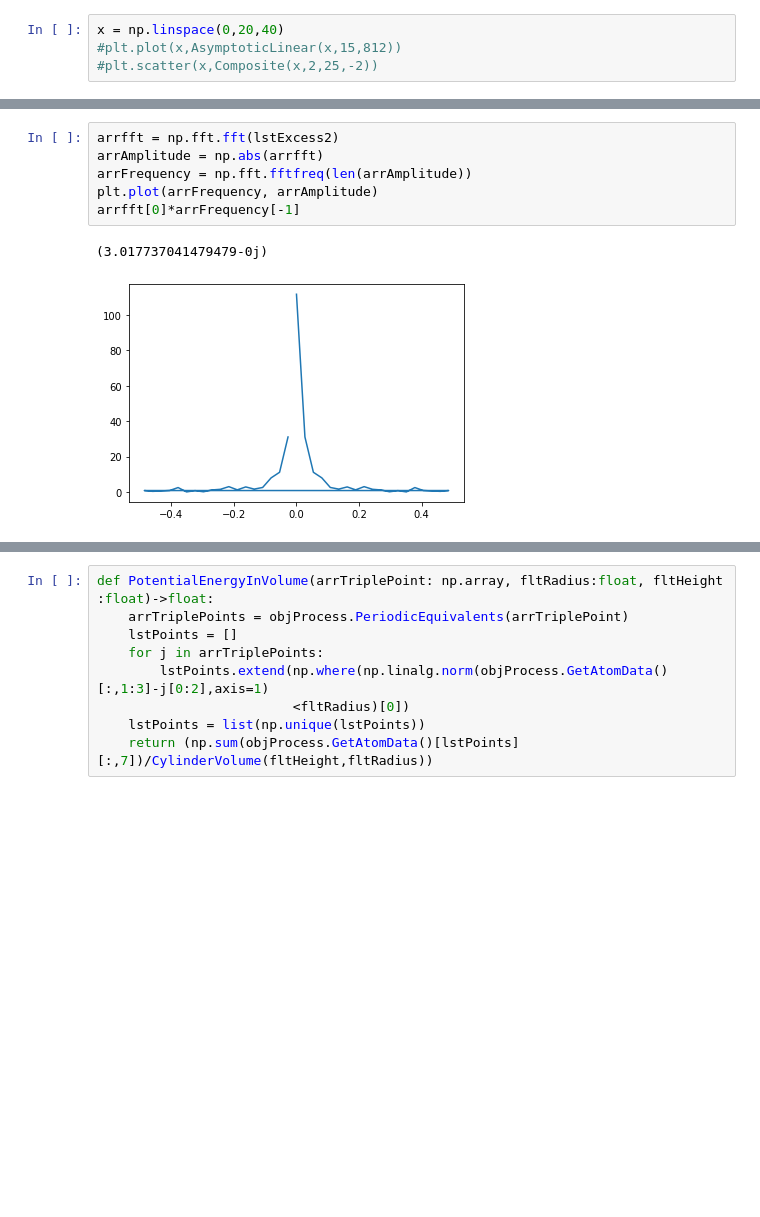
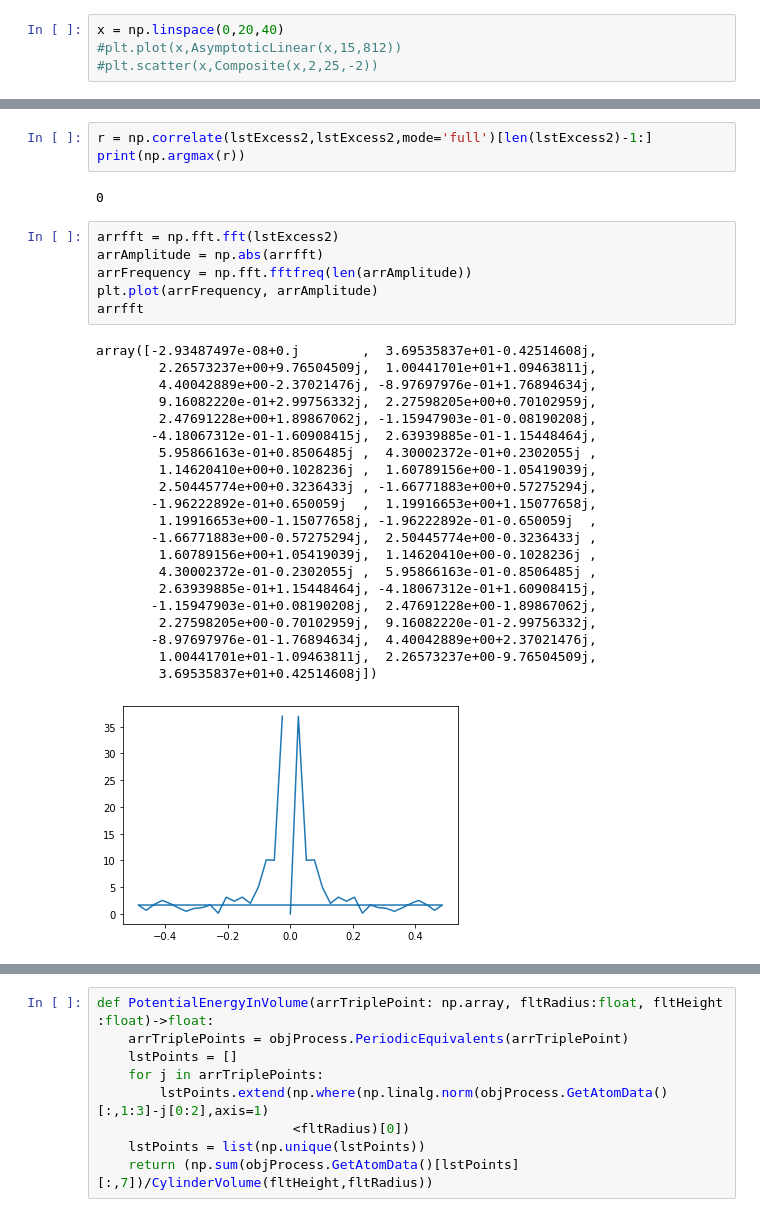
Before and after one commit to PaulTwine/TripleLines.github.io, a Jupyter notebook: TripleLine Fitting.ipynb, the cells around one changed output, grey strips where cells are left out. Cells and saved outputs as stored; diff of their text form; blank space fills up the shorter version.

```diff
--- a/TripleLine Fitting.ipynb
+++ b/TripleLine Fitting.ipynb
@@ -119,11 +111,35 @@ print(popt3)
+# %%
+r = np.correlate(lstExcess2,lstExcess2,mode='full')[len(lstExcess2)-1:]
+print(np.argmax(r))
+# %% [output]
+0
 # %%
 arrfft = np.fft.fft(lstExcess2)
 arrAmplitude = np.abs(arrfft)
 arrFrequency = np.fft.fftfreq(len(arrAmplitude))
 plt.plot(arrFrequency, arrAmplitude)
-arrfft[0]*arrFrequency[-1]
+arrfft
 # %% [output]
-(3.017737041479479-0j)
+array([-2.93487497e-08+0.j        ,  3.69535837e+01-0.42514608j,
+        2.26573237e+00+9.76504509j,  1.00441701e+01+1.09463811j,
+        4.40042889e+00-2.37021476j, -8.97697976e-01+1.76894634j,
+        9.16082220e-01+2.99756332j,  2.27598205e+00+0.70102959j,
+        2.47691228e+00+1.89867062j, -1.15947903e-01-0.08190208j,
+       -4.18067312e-01-1.60908415j,  2.63939885e-01-1.15448464j,
+        5.95866163e-01+0.8506485j ,  4.30002372e-01+0.2302055j ,
+        1.14620410e+00+0.1028236j ,  1.60789156e+00-1.05419039j,
+        2.50445774e+00+0.3236433j , -1.66771883e+00+0.57275294j,
+       -1.96222892e-01+0.650059j  ,  1.19916653e+00+1.15077658j,
+        1.19916653e+00-1.15077658j, -1.96222892e-01-0.650059j  ,
+       -1.66771883e+00-0.57275294j,  2.50445774e+00-0.3236433j ,
+        1.60789156e+00+1.05419039j,  1.14620410e+00-0.1028236j ,
+        4.30002372e-01-0.2302055j ,  5.95866163e-01-0.8506485j ,
+        2.63939885e-01+1.15448464j, -4.18067312e-01+1.60908415j,
+       -1.15947903e-01+0.08190208j,  2.47691228e+00-1.89867062j,
+        2.27598205e+00-0.70102959j,  9.16082220e-01-2.99756332j,
+       -8.97697976e-01-1.76894634j,  4.40042889e+00+2.37021476j,
+        1.00441701e+01-1.09463811j,  2.26573237e+00-9.76504509j,
+        3.69535837e+01+0.42514608j])
-[figure, old version]
+[figure, new version]
 # %%
 print(objProcess.MoveToSimulationCell(arrTriplePoints), objProcess.MergePeriodicTripleLines(a1))
```
Also changed, not shown: parts of 24 cells of this notebook, 1 other file.
